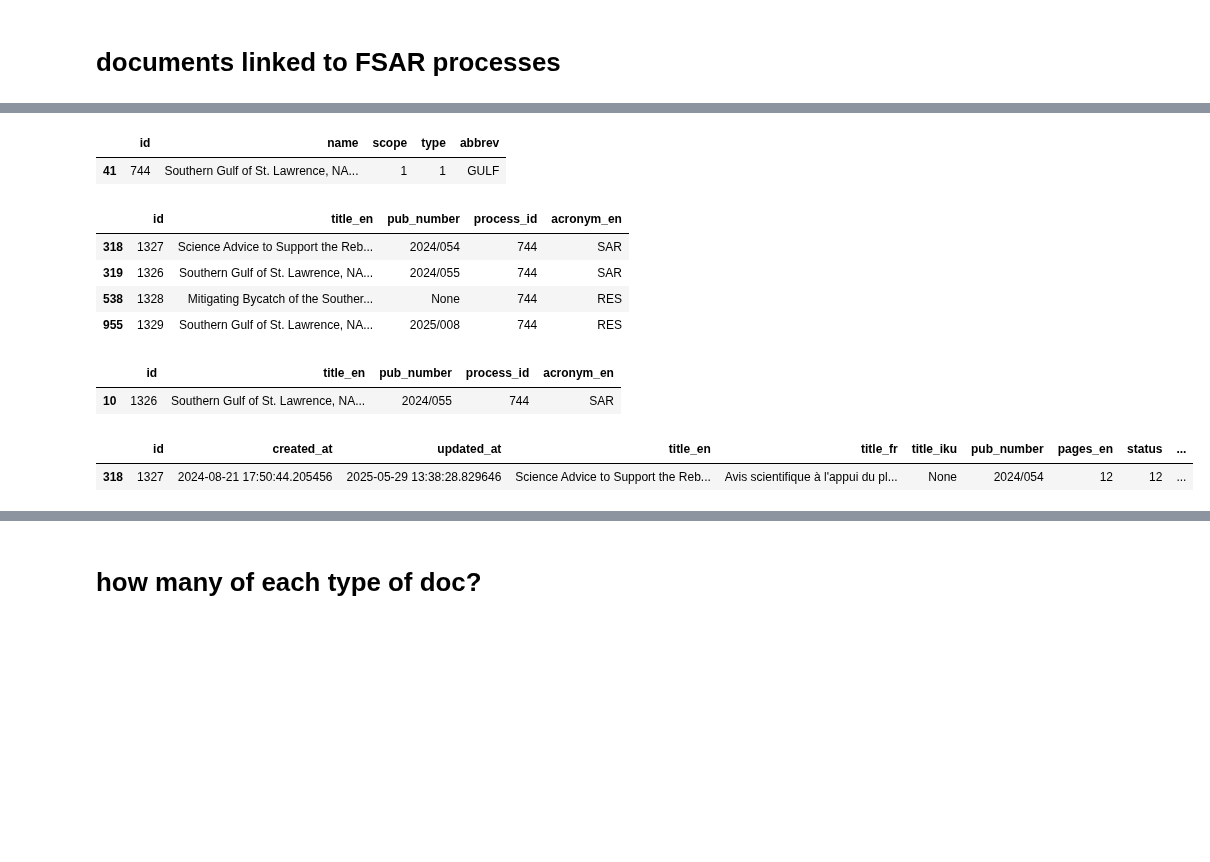
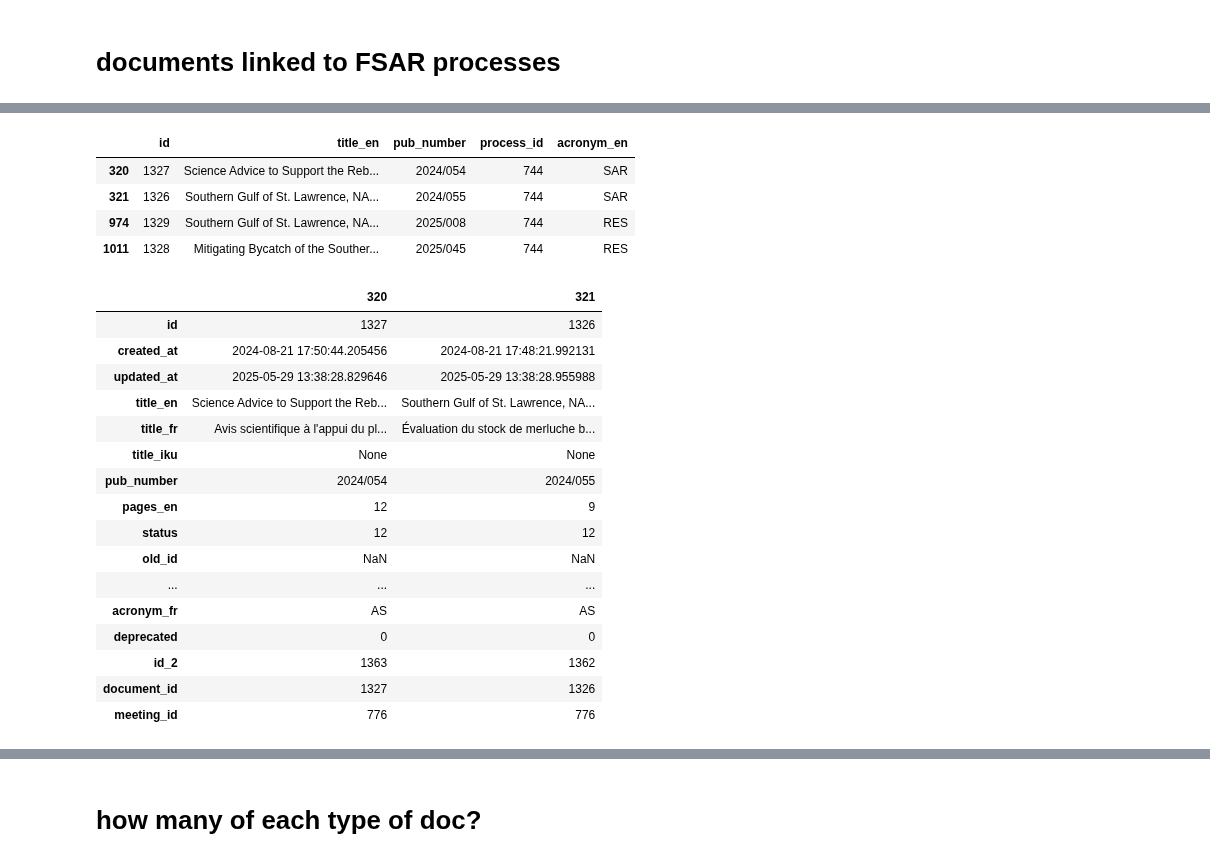
Before and after one commit to KevinCarr42/CSAS-Exploratory-Data-Analysis, a Jupyter notebook: fsar_document_parsing.ipynb, the cells around one changed output, grey strips where cells are left out. Drawn from its saved outputs; the diff is of its cells as text; code cells hidden in the pictures; blank space fills up the shorter version.

Commit message:
app usage, fsar stuff, markdown conversion helper

```diff
--- a/fsar_document_parsing.ipynb
+++ b/fsar_document_parsing.ipynb
@@ -12,15 +12,14 @@ pd.set_option('display.float_format', '{:.0f}'.format)
 meetings = sql("SELECT * FROM csas2_meeting")
 documents = sql("""
     SELECT * FROM csas2_document
-        JOIN csas2_documenttype ON csas2_document.document_type_id = csas2_documenttype.id;
-""")
-processes = sql(
-    """
+        JOIN csas2_documenttype ON csas2_document.document_type_id = csas2_documenttype.id
+        JOIN csas2_document_meetings ON csas2_document.id = csas2_document_meetings.document_id;
+""", database='dmapps_250723')
+processes = sql("""
     SELECT * FROM csas2_process
         JOIN csas2_csasoffice ON csas2_process.lead_office_id = csas2_csasoffice.id
         JOIN shared_models_region ON csas2_csasoffice.region_id = shared_models_region.id;
-    """
-)
+""", database='dmapps_250723')
 # %%
 # image of names with no id or pub numbers, typed manually
 fsar_pilots = [
@@ -582,11 +490,0 @@ documents.loc[
-# %%
-process_columns = [
-    'id', 'name', 'scope', 'type', 'abbrev',
-]
-processes.loc[
-    (processes.id == 744),
-    process_columns
-]
-# %% [output]
-|  | id | name | scope | type | abbrev |
-| 41 | 744 | Southern Gulf of St. Lawrence, NA... | 1 | 1 | GULF |
@@ -607,18 +493,32 @@ process_type_choices = (
 documents.loc[documents.process_id == 744, doc_columns]
 # %% [output]
 |  | id | title_en | pub_number | process_id | acronym_en |
-| 318 | 1327 | Science Advice to Support the Reb... | 2024/054 | 744 | SAR |
-| 319 | 1326 | Southern Gulf of St. Lawrence, NA... | 2024/055 | 744 | SAR |
-| 538 | 1328 | Mitigating Bycatch of the Souther... | None | 744 | RES |
-| 955 | 1329 | Southern Gulf of St. Lawrence, NA... | 2025/008 | 744 | RES |
+| 320 | 1327 | Science Advice to Support the Reb... | 2024/054 | 744 | SAR |
+| 321 | 1326 | Southern Gulf of St. Lawrence, NA... | 2024/055 | 744 | SAR |
+| 974 | 1329 | Southern Gulf of St. Lawrence, NA... | 2025/008 | 744 | RES |
+| 1011 | 1328 | Mitigating Bycatch of the Souther... | 2025/045 | 744 | RES |
-# %%
-fsar_docs.loc[fsar_docs.process_id == 744, doc_columns]
-# %% [output]
-|  | id | title_en | pub_number | process_id | acronym_en |
-| 10 | 1326 | Southern Gulf of St. Lawrence, NA... | 2024/055 | 744 | SAR |
 # %%
-# is this an FSAR?
-documents.loc[documents.id == 1327]
+# is 1327 an FSAR? (no) is 1326? (yes)
+documents.loc[documents.id.isin([1326, 1327])].T
+
+# NO.
+#  this does not follow the fsar template:
+#   https://waves-vagues.dfo-mpo.gc.ca/library-bibliotheque/41266079.pdf
 # %% [output]
-|  | id | created_at | updated_at | title_en | title_fr | title_iku | pub_number | pages_en | status | ... |
-| 318 | 1327 | 2024-08-21 17:50:44.205456 | 2025-05-29 13:38:28.829646 | Science Advice to Support the Reb... | Avis scientifique à l'appui du pl... | None | 2024/054 | 12 | 12 | ... |
+|  | 320 | 321 |
+| id | 1327 | 1326 |
+| created_at | 2024-08-21 17:50:44.205456 | 2024-08-21 17:48:21.992131 |
+| updated_at | 2025-05-29 13:38:28.829646 | 2025-05-29 13:38:28.955988 |
+| title_en | Science Advice to Support the Reb... | Southern Gulf of St. Lawrence, NA... |
+| title_fr | Avis scientifique à l'appui du pl... | Évaluation du stock de merluche b... |
+| title_iku | None | None |
+| pub_number | 2024/054 | 2024/055 |
+| pages_en | 12 | 9 |
+| status | 12 | 12 |
+| old_id | NaN | NaN |
+| ... | ... | ... |
+| acronym_fr | AS | AS |
+| deprecated | 0 | 0 |
+| id_2 | 1363 | 1362 |
+| document_id | 1327 | 1326 |
+| meeting_id | 776 | 776 |
```
Also changed, not shown: parts of 21 cells of this notebook, 5 other files.
